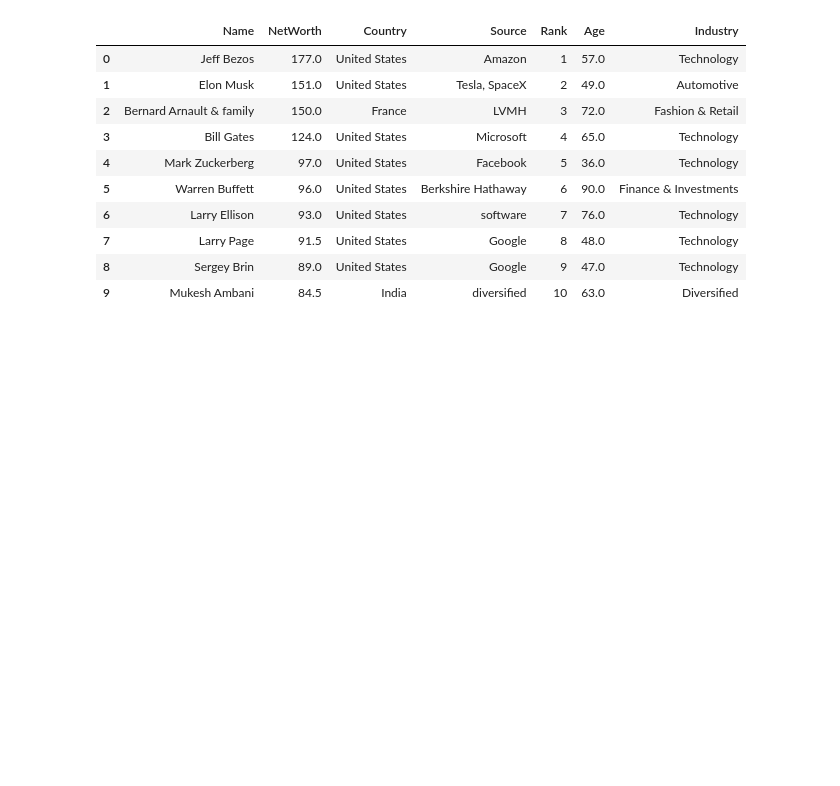
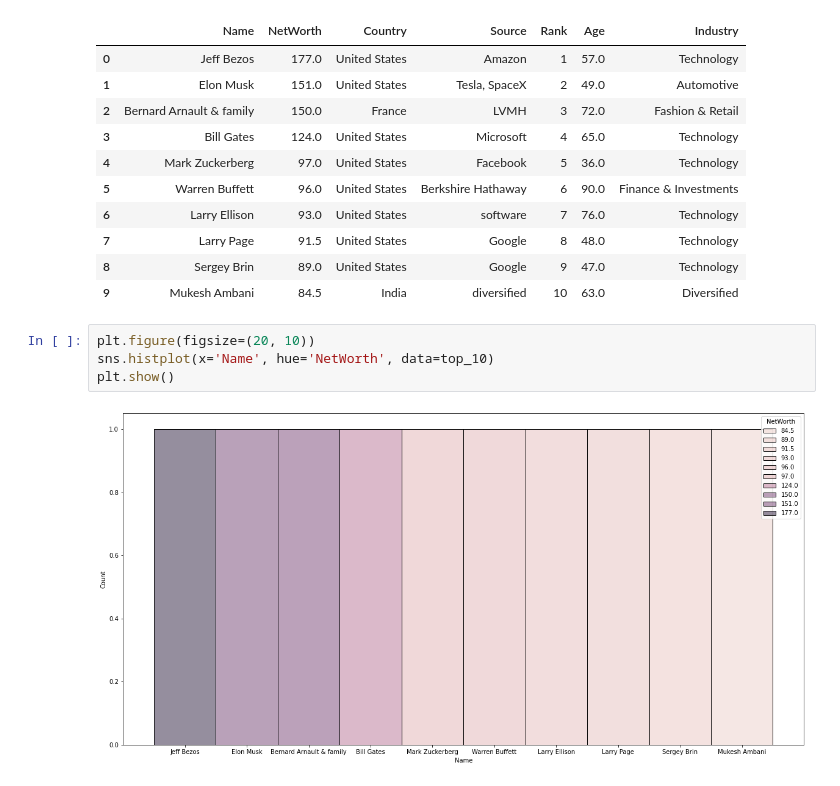
Before and after one commit to ram-polisetti/DataScience, a Jupyter notebook: WorldWideBillionairesAnalysis/WorldWideBillionairesAnalysis.ipynb, the cells around one changed output. Saved outputs shown, nothing was run; the diff lists cells and outputs as text; blank space fills up the shorter version.

Commit message:
plot top 10 billionaires

```diff
--- a/WorldWideBillionairesAnalysis/WorldWideBillionairesAnalysis.ipynb
+++ b/WorldWideBillionairesAnalysis/WorldWideBillionairesAnalysis.ipynb
@@ -94,3 +94,9 @@ top_10
 | 7 | Larry Page | 91.5 | United States | Google | 8 | 48.0 | Technology |
 | 8 | Sergey Brin | 89.0 | United States | Google | 9 | 47.0 | Technology |
 | 9 | Mukesh Ambani | 84.5 | India | diversified | 10 | 63.0 | Diversified |
+# %%
+plt.figure(figsize=(20, 10))
+sns.histplot(x='Name', hue='NetWorth', data=top_10)
+plt.show()
+# %% [output]
+[figure, added]
```
